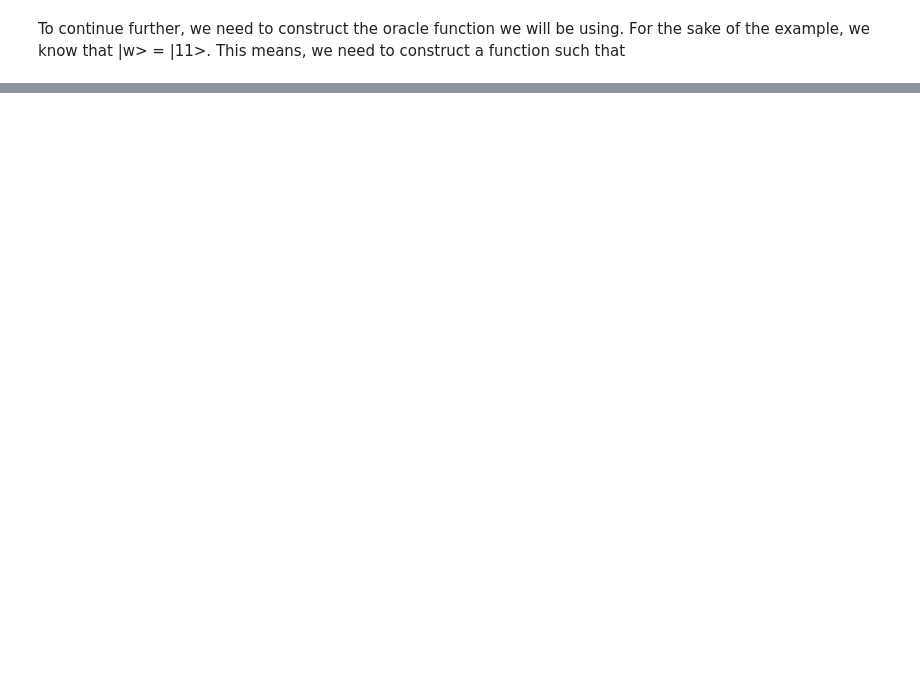
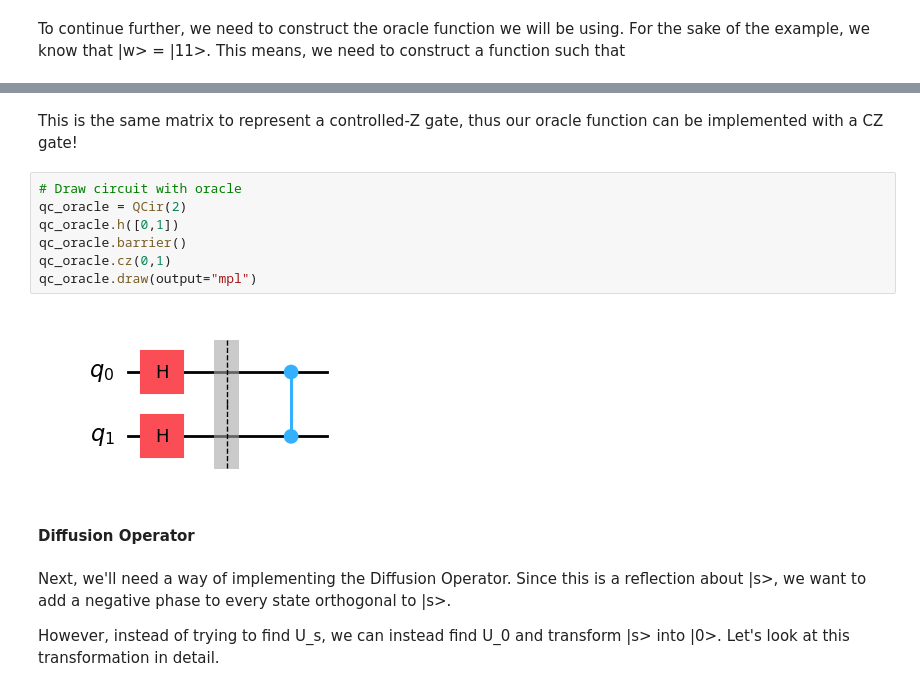
Before and after one commit to AThomsonSMC/uri-qc, a Jupyter notebook: phy573/week7-grovers-algorithm.ipynb, the cells around one changed output, grey strips where cells are left out. Cells and saved outputs as stored; diff of their text form; blank space fills up the shorter version.

```diff
--- a/phy573/week7-grovers-algorithm.ipynb
+++ b/phy573/week7-grovers-algorithm.ipynb
@@ -196,0 +223,17 @@ $\displaystyle U_\omega \ket{s} = \frac12 (\ket{00} + \ket{01} + \ket{10} - \ket
+# %% [markdown]
+This is the same matrix to represent a controlled-Z gate, thus our oracle function can be implemented with a CZ gate!
+# %%
+# Draw circuit with oracle
+qc_oracle = QCir(2)
+qc_oracle.h([0,1])
+qc_oracle.barrier()
+qc_oracle.cz(0,1)
+qc_oracle.draw(output="mpl")
+# %% [output]
+[figure, added]
+# %% [markdown]
+#### Diffusion Operator
+# %% [markdown]
+Next, we'll need a way of implementing the Diffusion Operator. Since this is a reflection about |s>, we want to add a negative phase to every state orthogonal to |s>.
+
+However, instead of trying to find U_s, we can instead find U_0 and transform |s> into |0>. Let's look at this transformation in detail.
```
Also changed, not shown: parts of 24 cells of this notebook, 1 other file.
